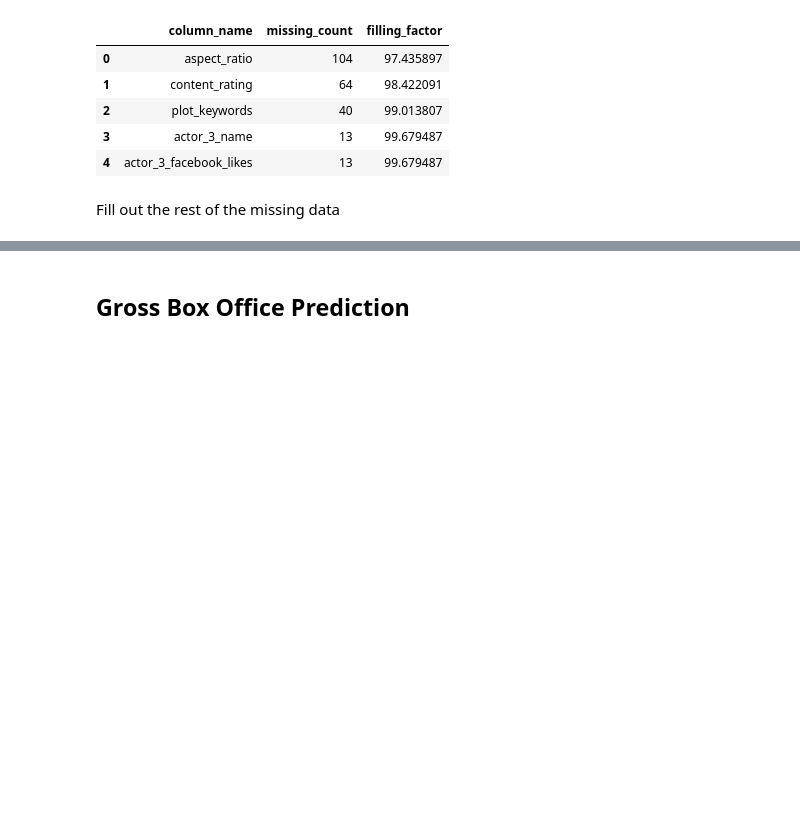
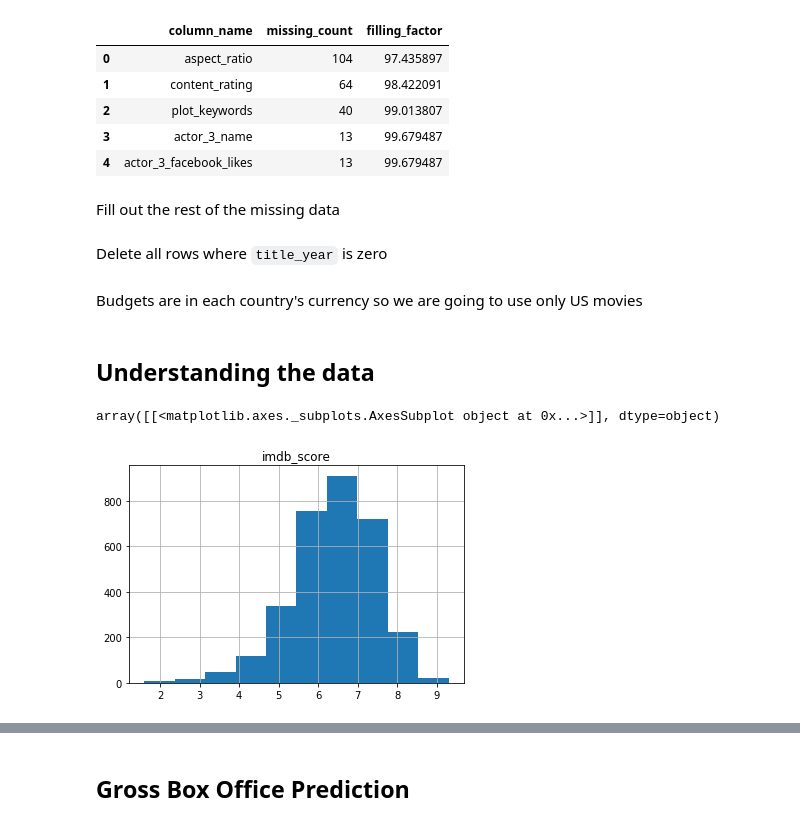
Before and after one commit to Thinkful-Ed/workshop-notebooks, a Jupyter notebook: notebooks/box-office/Box Office Prediction.ipynb, the cells around one changed output, grey strips where cells are left out. Drawn from its saved outputs; the diff is of its cells as text; code cells hidden in the pictures; blank space fills up the shorter version.

```diff
--- a/notebooks/box-office/Box Office Prediction.ipynb
+++ b/notebooks/box-office/Box Office Prediction.ipynb
@@ -190,3 +115,5 @@ show_missing_data(data)[:5]
 Fill out the rest of the missing data
 # %%
 data.fillna(0, inplace=True)
+# %% [markdown]
+Delete all rows where `title_year` is zero
@@ -192,0 +122,2 @@ data.fillna(0, inplace=True)
+# %% [markdown]
+Budgets are in each country's currency so we are going to use only US movies
@@ -192,0 +126,8 @@ data.fillna(0, inplace=True)
+# %% [markdown]
+## Understanding the data
+# %%
+# IMDb rating distribution
+data.hist(column='imdb_score')
+# %% [output]
+array([[<matplotlib.axes._subplots.AxesSubplot object at 0x...>]], dtype=object)
+[figure, added]
```
Also changed, not shown: parts of 36 cells of this notebook.
